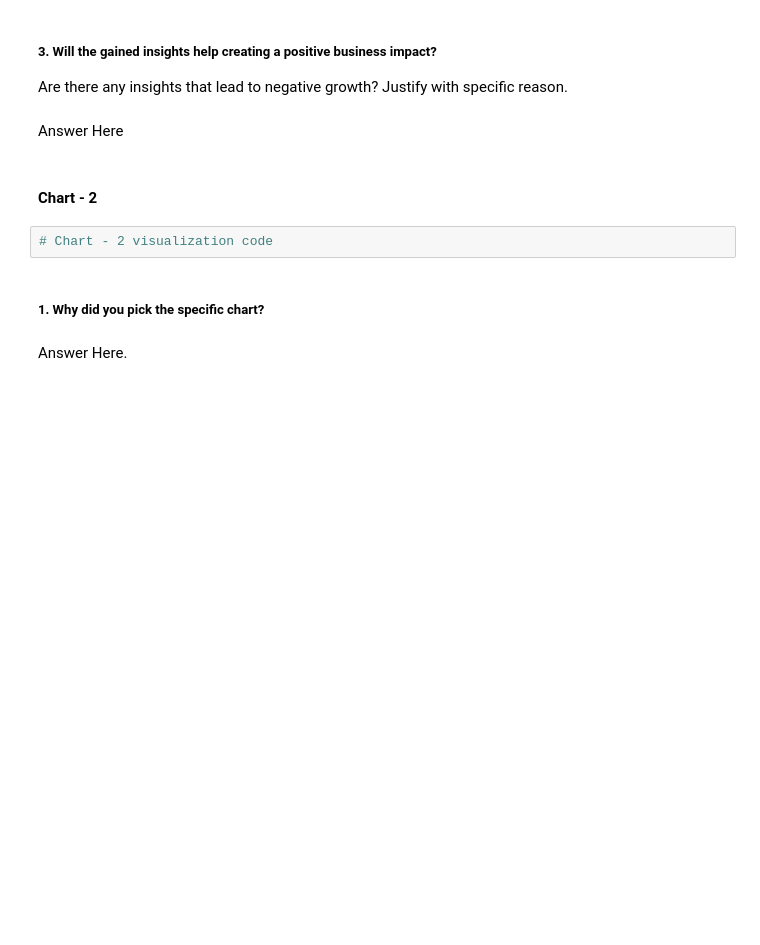
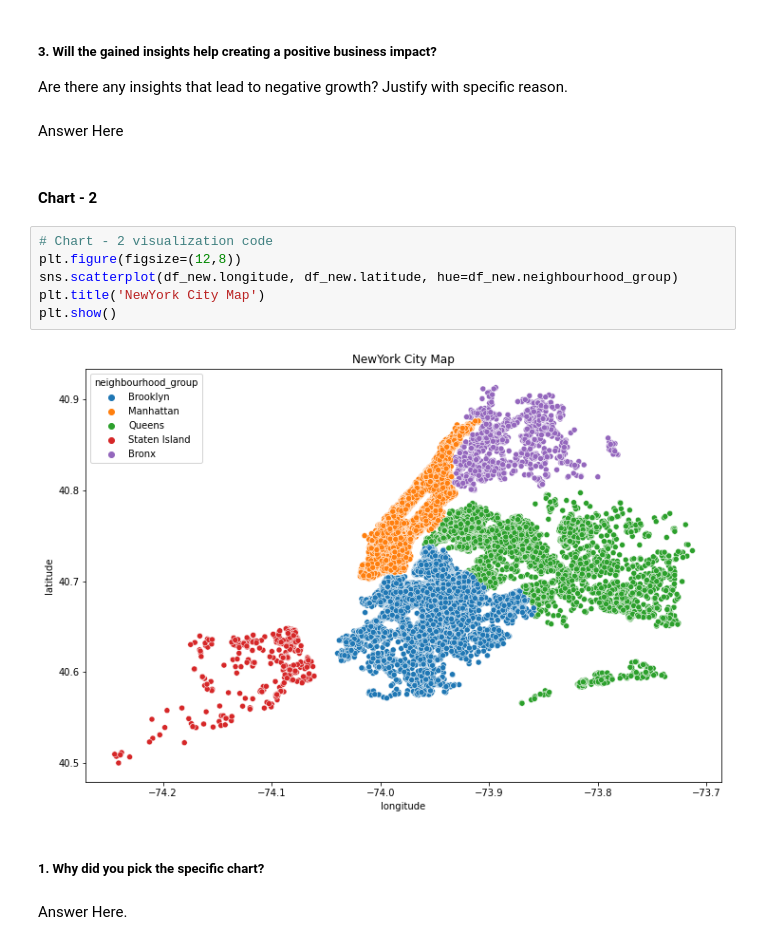
Before and after one commit to HarshadTheOne/AirBnb-Bookings-Analysis, a Jupyter notebook: AirBnb_Booking_Analysis_Capstone_Project.ipynb, the cells around one changed output. Saved outputs shown, nothing was run; the diff lists cells and outputs as text; blank space fills up the shorter version.

```diff
--- a/AirBnb_Booking_Analysis_Capstone_Project.ipynb
+++ b/AirBnb_Booking_Analysis_Capstone_Project.ipynb
@@ -271,8 +287,14 @@ Are there any insights that lead to negative growth? Justify with specific reaso
 Answer Here
 # %% [markdown]
 #### Chart - 2
-# %%
-# Chart - 2 visualization code
+# %%
+# Chart - 2 visualization code
+plt.figure(figsize=(12,8))
+sns.scatterplot(df_new.longitude, df_new.latitude, hue=df_new.neighbourhood_group)
+plt.title('NewYork City Map')
+plt.show()
+# %% [output]
+[figure, added]
 # %% [markdown]
 ##### 1. Why did you pick the specific chart?
 # %% [markdown]
```
Also changed, not shown: parts of 7 cells of this notebook.
